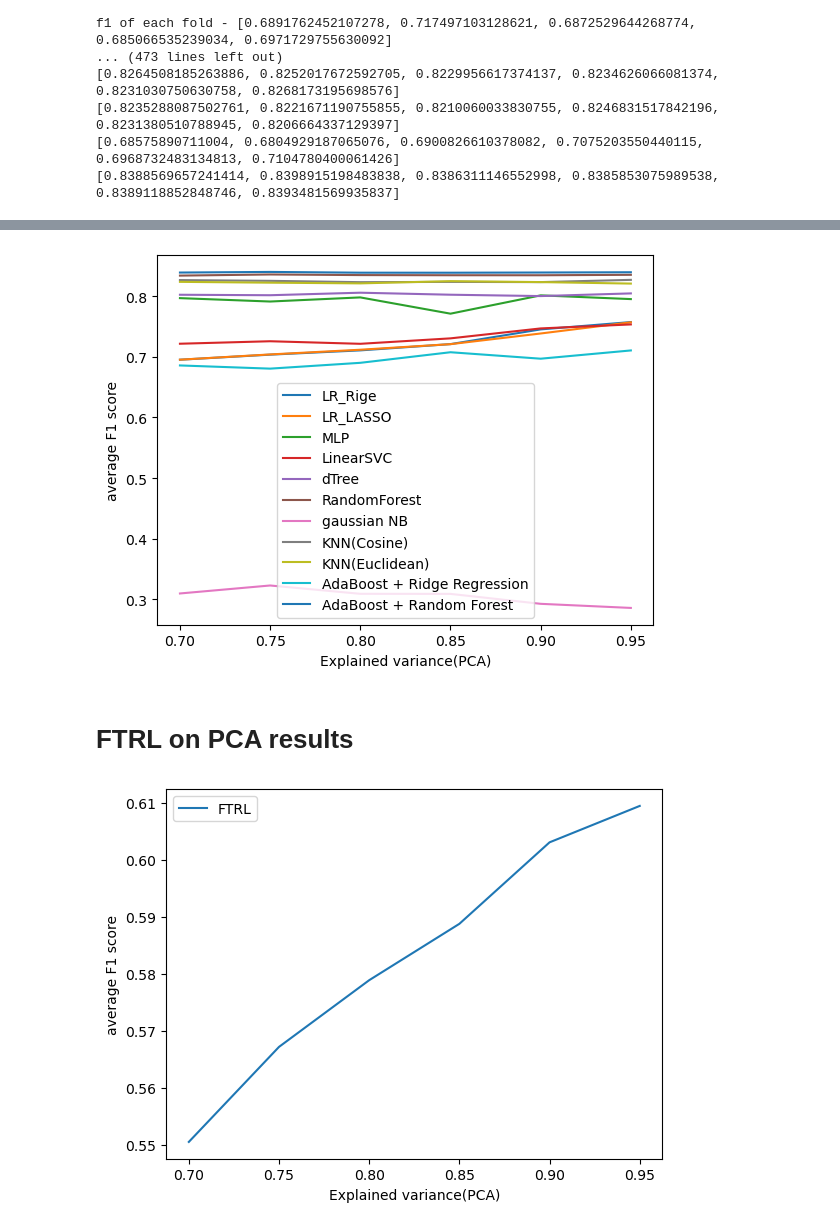
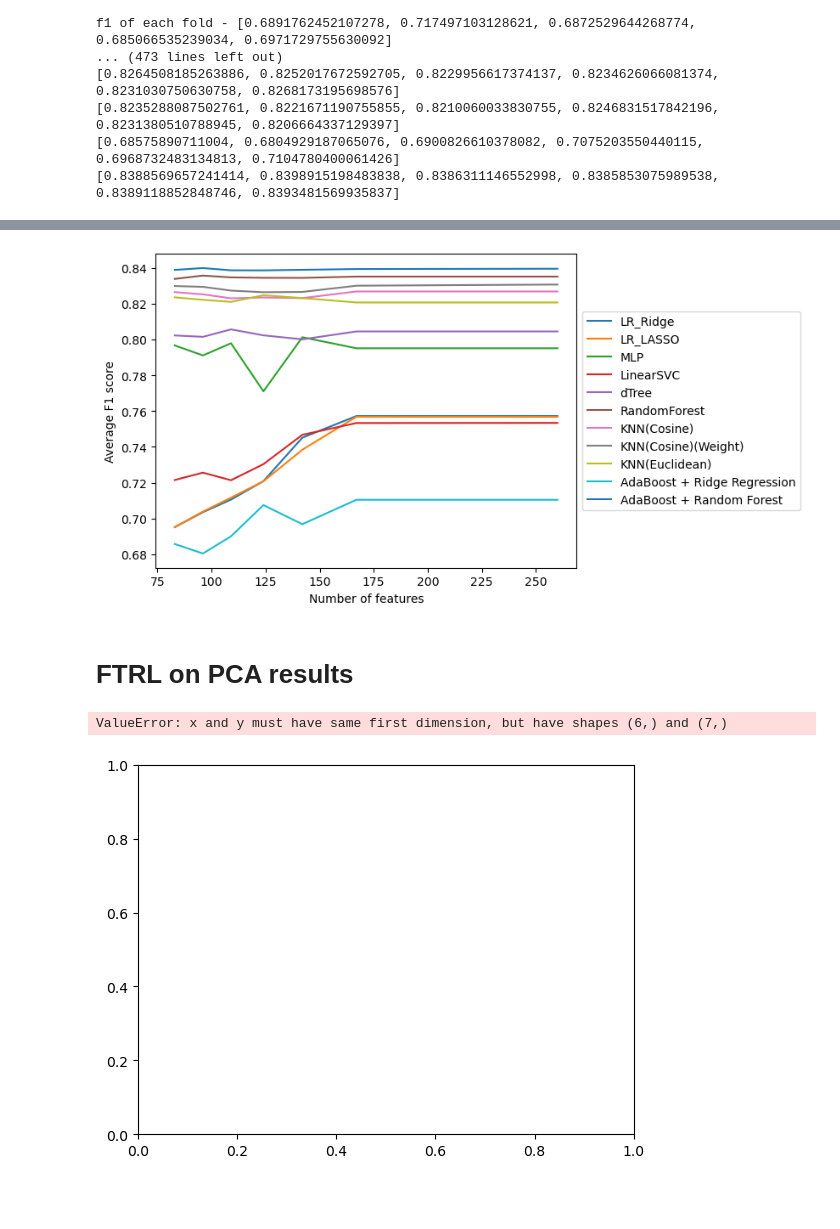
Before and after one commit to SleepyEmili/BDA-project, a Jupyter notebook: models comparison.ipynb, the cells around one changed output, grey strips where cells are left out. Saved outputs shown, nothing was run; the diff lists cells and outputs as text; code cells hidden in the pictures; blank space fills up the shorter version.

Commit message:
update graph plotting cell & knn_cosine_weight

```diff
--- a/models comparison.ipynb
+++ b/models comparison.ipynb
@@ -308,33 +348,53 @@ f1 of each fold - [0.6891762452107278, 0.717497103128621, 0.6872529644268774, 0.
 # %%
 import matplotlib.pyplot as plt
 
-plt.plot(variation, avgF1_LR_Ridge,label="LR_Rige")
+variation = [83, 96, 109, 124, 142, 167, 260]
+avgF1_LR_Ridge=[0.6951992824705412, 0.7035430261893261, 0.7105844913040266, 0.7209012038265655, 0.7451652041079635, 0.7572495854386698, 0.757249]
+avgF1_LR_LASSO=[0.6952331647136539, 0.7038833444743753, 0.7116500645886811, 0.7208310751365992, 0.7384247557464265, 0.7568668300687994,0.7568085]
+avgF1_MLP=[0.7966885214540811, 0.791096426231244, 0.7978830649219292, 0.771074077608233, 0.801264638849229, 0.7950984911161824,0.7950985]
+avgF1_LinearSVC=[0.7215371896378666, 0.7256362260736762, 0.7214102300801735, 0.7303883400622391, 0.7467687022751757, 0.7533525541005073,0.75342466]
+avgF1_dTree=[0.8022573534869754, 0.8014862110691112, 0.805635662500198, 0.8023235603544764, 0.8000831368041041, 0.8044857169275778,0.80448572]
+avgF1_randomForest=[0.8338309901583771, 0.8356837456079742, 0.8346759432240954, 0.8344325114902882, 0.8343940276551141, 0.8351218664835305,0.83512187]
+avgF1_gaussianNB=[0.30992472723924036, 0.32308406354198055, 0.30935541534765687, 0.3092272575833327, 0.29286305866679263, 0.2861060306241842,0.286106]
+avgF1_knn_Cosine=[0.8264508185263886, 0.8252017672592705, 0.8229956617374137, 0.8234626066081374, 0.8231030750630758, 0.8268173195698576,0.82681732]
+avgF1_knn_Euclidean=[0.8235288087502761, 0.8221671190755855, 0.8210060033830755, 0.8246831517842196, 0.8231380510788945, 0.8206664337129397,0.8206643]
+avgF1_ada_ridge=[0.68575890711004, 0.6804929187065076, 0.6900826610378082, 0.7075203550440115, 0.6968732483134813, 0.7104780400061426,0.710478]
+avgF1_ada_rf=[0.8388569657241414, 0.8398915198483838, 0.8386311146552998, 0.8385853075989538, 0.8389118852848746, 0.8393481569935837,0.8395099]
+avgF1_FTRL = [0.5505569104412424,0.5672164727434431,0.5789080416676214,0.5887889355413057,0.6030751322497412,0.6094577697439989,0.7875498]
+avgF1_knn_cosine_weight=[0.8298638853792994,0.8293986137009496,0.8272970741727187,0.8263947866569896,0.8265579311369322,0.8300356560704698,0.8306800245159887]
+
+plt.plot(variation, avgF1_LR_Ridge,label="LR_Ridge")
 plt.plot(variation, avgF1_LR_LASSO,label="LR_LASSO")
 plt.plot(variation, avgF1_MLP,label="MLP")
 plt.plot(variation, avgF1_LinearSVC,label="LinearSVC")
 plt.plot(variation, avgF1_dTree,label="dTree")
 plt.plot(variation, avgF1_randomForest,label="RandomForest")
-plt.plot(variation, avgF1_gaussianNB,label="gaussian NB")
+#plt.plot(variation, avgF1_gaussianNB,label="gaussian NB")
 plt.plot(variation, avgF1_knn_Cosine,label="KNN(Cosine)")
+plt.plot(variation, avgF1_knn_cosine_weight,label="KNN(Cosine)(Weight)")
 plt.plot(variation, avgF1_knn_Euclidean,label="KNN(Euclidean)")
 plt.plot(variation, avgF1_ada_ridge,label="AdaBoost + Ridge Regression")
 plt.plot(variation, avgF1_ada_rf,label="AdaBoost + Random Forest")
+#plt.plot(variation, avgF1_FTRL,label="FTRL")
 
-plt.xlabel('Explained variance(PCA)')
-plt.ylabel('average F1 score')
-plt.legend()
+plt.xlabel('Number of features')
+plt.ylabel('Average F1 score')
+plt.legend(loc='center left', bbox_to_anchor=(1, 0.5))
 plt.show()
 # %% [output]
-[figure, old version]
+[figure, new version]
 # %% [markdown]
 # FTRL on PCA results
 # %%
-variation = [0.7, 0.75, 0.8, 0.85, 0.9, 0.95]
-avgF1_FTRL = [0.5505569104412424,0.5672164727434431,0.5789080416676214,0.5887889355413057,0.6030751322497412,0.6094577697439989]
+import matplotlib.pyplot as plt
+variation = [0.7, 0.75, 0.8, 0.85, 0.9, 0.95,1]
+avgF1_FTRL = [0.5505569104412424,0.5672164727434431,0.5789080416676214,0.5887889355413057,0.6030751322497412,0.6094577697439989,0.7875498]
 plt.plot(variation, avgF1_FTRL,label="FTRL")
 plt.xlabel('Explained variance(PCA)')
 plt.ylabel('average F1 score')
+plt.ylim(ymin=0.3,ymax=0.9)
 plt.legend()
 plt.show()
 # %% [output]
+ValueError: x and y must have same first dimension, but have shapes (6,) and (7,)
-[figure, old version]
+[figure, new version]
```
Also changed, not shown: parts of 2 cells of this notebook, 3 other files.
